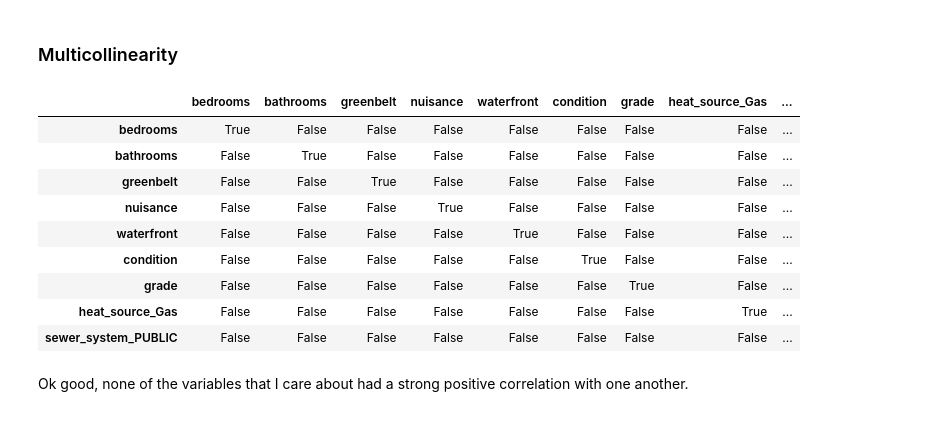
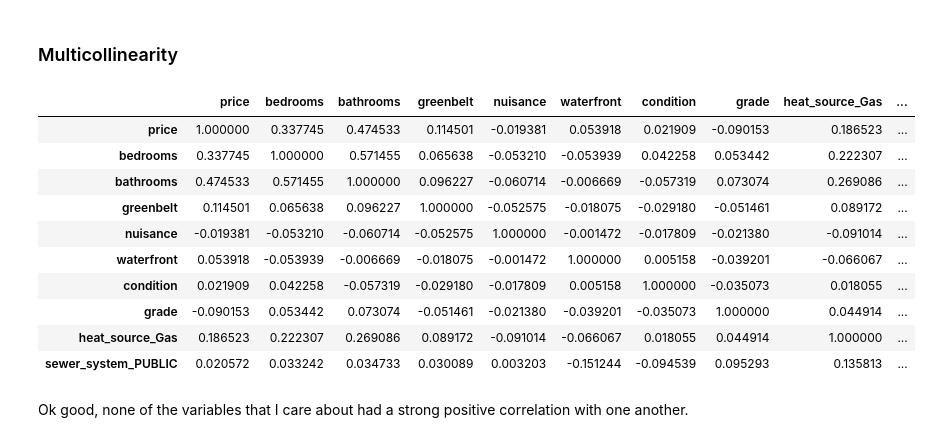
Before and after one commit to FerdinandBeaman/dsc-phase-2-project-v2-5, a Jupyter notebook: student.ipynb, the cells around one changed output. Cells and saved outputs as stored; diff of their text form; code cells hidden in the pictures.

```diff
--- a/student.ipynb
+++ b/student.ipynb
@@ -538,21 +538,22 @@ Building a patio, garage, new bedroom, new bathroom, and extended living room wi
 # %% [markdown]
 ### Multicollinearity
 # %%
-data_pred = df[["bedrooms", "bathrooms", "greenbelt", "nuisance",
+data_pred = df[["price", "bedrooms", "bathrooms", "greenbelt", "nuisance",
                 "waterfront", "condition", "grade", "heat_source_Gas",
                "sewer_system_PUBLIC"]]
-abs(data_pred.corr()) > 0.75
+data_pred.corr()
 # %% [output]
-|  | bedrooms | bathrooms | greenbelt | nuisance | waterfront | condition | grade | heat_source_Gas | ... |
-| bedrooms | True | False | False | False | False | False | False | False | ... |
-| bathrooms | False | True | False | False | False | False | False | False | ... |
-| greenbelt | False | False | True | False | False | False | False | False | ... |
-| nuisance | False | False | False | True | False | False | False | False | ... |
-| waterfront | False | False | False | False | True | False | False | False | ... |
-| condition | False | False | False | False | False | True | False | False | ... |
-| grade | False | False | False | False | False | False | True | False | ... |
-| heat_source_Gas | False | False | False | False | False | False | False | True | ... |
-| sewer_system_PUBLIC | False | False | False | False | False | False | False | False | ... |
+|  | price | bedrooms | bathrooms | greenbelt | nuisance | waterfront | condition | grade | heat_source_Gas | ... |
+| price | 1.000000 | 0.337745 | 0.474533 | 0.114501 | -0.019381 | 0.053918 | 0.021909 | -0.090153 | 0.186523 | ... |
+| bedrooms | 0.337745 | 1.000000 | 0.571455 | 0.065638 | -0.053210 | -0.053939 | 0.042258 | 0.053442 | 0.222307 | ... |
+| bathrooms | 0.474533 | 0.571455 | 1.000000 | 0.096227 | -0.060714 | -0.006669 | -0.057319 | 0.073074 | 0.269086 | ... |
+| greenbelt | 0.114501 | 0.065638 | 0.096227 | 1.000000 | -0.052575 | -0.018075 | -0.029180 | -0.051461 | 0.089172 | ... |
+| nuisance | -0.019381 | -0.053210 | -0.060714 | -0.052575 | 1.000000 | -0.001472 | -0.017809 | -0.021380 | -0.091014 | ... |
+| waterfront | 0.053918 | -0.053939 | -0.006669 | -0.018075 | -0.001472 | 1.000000 | 0.005158 | -0.039201 | -0.066067 | ... |
+| condition | 0.021909 | 0.042258 | -0.057319 | -0.029180 | -0.017809 | 0.005158 | 1.000000 | -0.035073 | 0.018055 | ... |
+| grade | -0.090153 | 0.053442 | 0.073074 | -0.051461 | -0.021380 | -0.039201 | -0.035073 | 1.000000 | 0.044914 | ... |
+| heat_source_Gas | 0.186523 | 0.222307 | 0.269086 | 0.089172 | -0.091014 | -0.066067 | 0.018055 | 0.044914 | 1.000000 | ... |
+| sewer_system_PUBLIC | 0.020572 | 0.033242 | 0.034733 | 0.030089 | 0.003203 | -0.151244 | -0.094539 | 0.095293 | 0.135813 | ... |
 # %% [markdown]
 Ok good, none of the variables that I care about had a strong positive correlation with one another.
 # %% [markdown]
```
Also changed, not shown: parts of 29 cells of this notebook.
